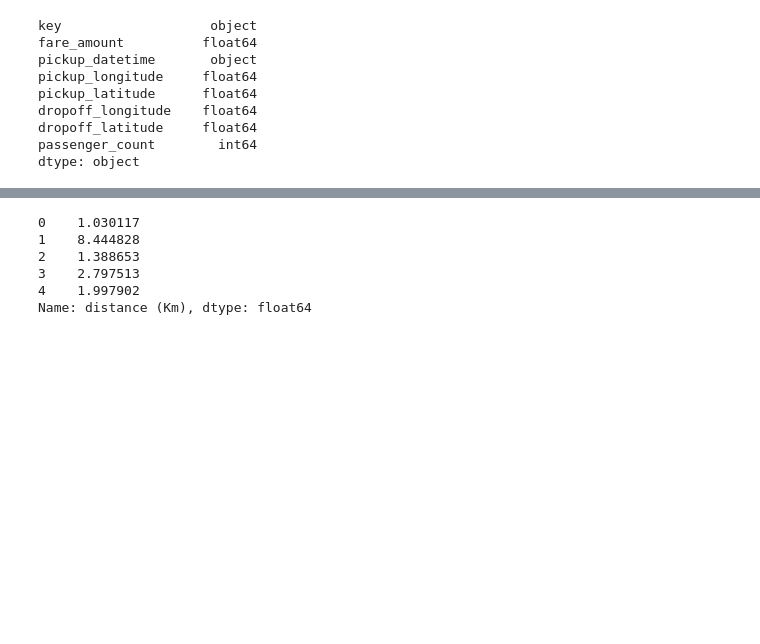
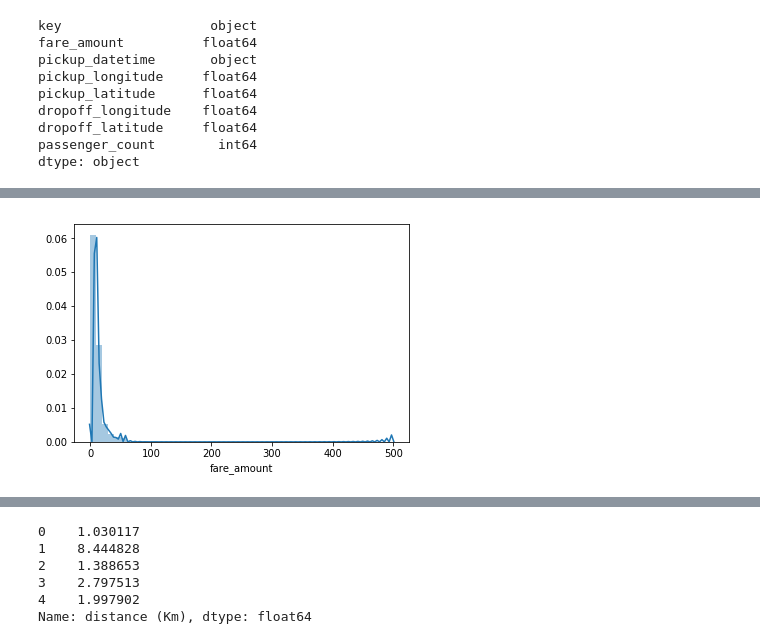
Before and after one commit to rohitkum28/new-york-taxi-fare-prediction-kaggle-, a Jupyter notebook: ny_taxi_fare.ipynb, the cells around one changed output, grey strips where cells are left out. Saved outputs shown, nothing was run; the diff lists cells and outputs as text; code cells hidden in the pictures; blank space fills up the shorter version.

```diff
--- a/ny_taxi_fare.ipynb
+++ b/ny_taxi_fare.ipynb
@@ -46,0 +46,4 @@ df_train.describe()
+# %%
+sns.distplot(df_train['fare_amount']);
+# %% [output]
+[figure, added]
```
Also changed, not shown: parts of 28 cells of this notebook, 2 other files.
